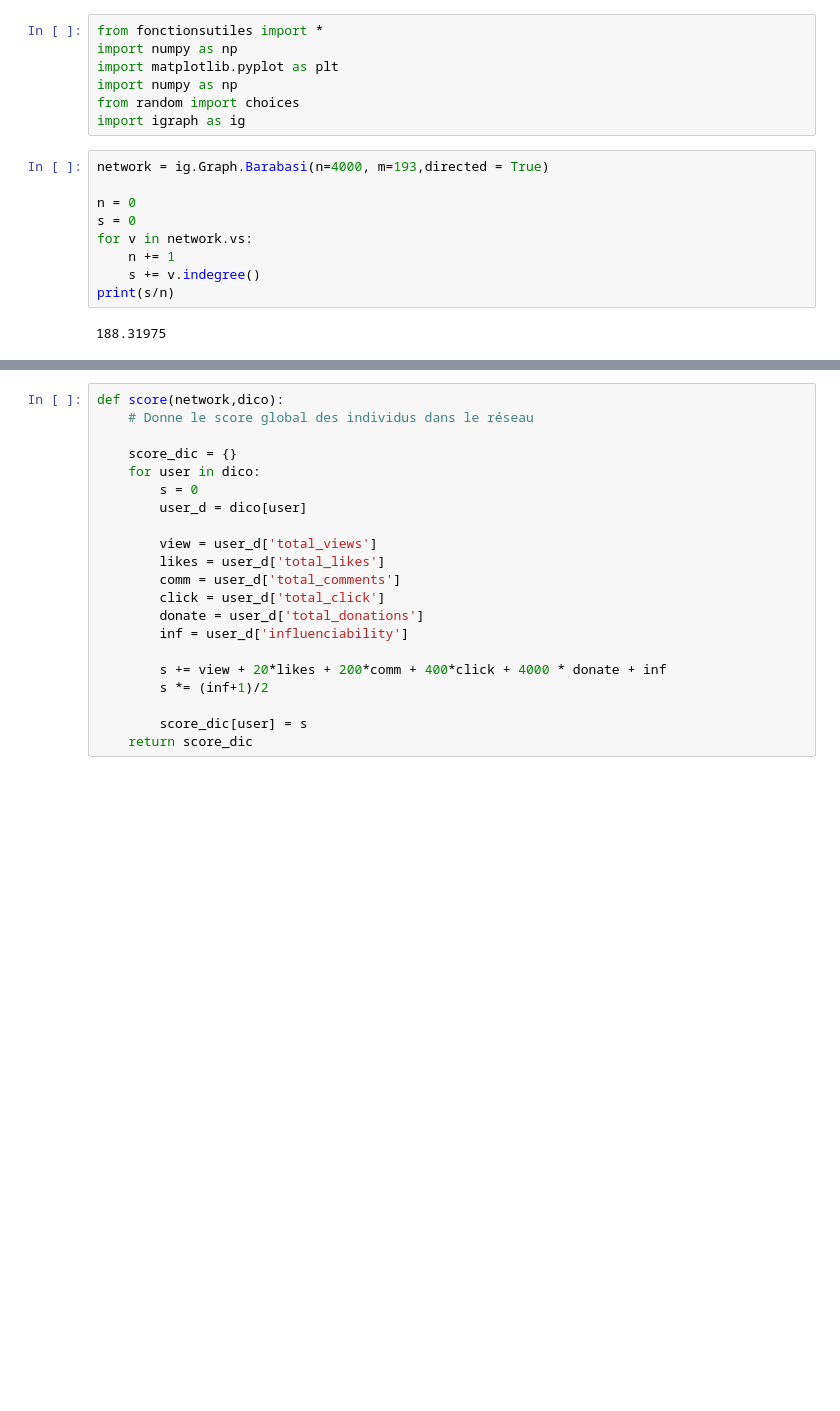
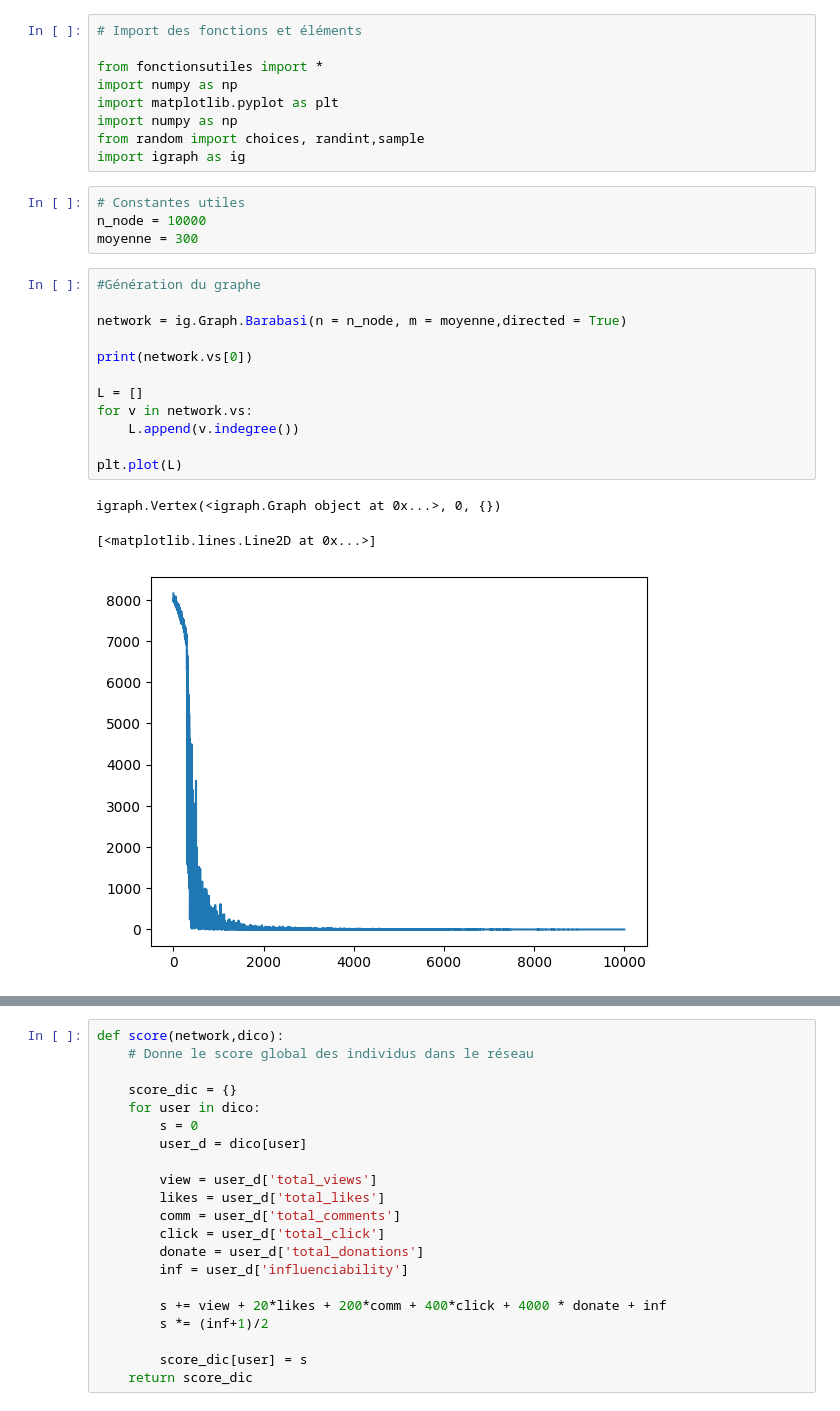
Before and after one commit to Luca-CS/Viral_Propagation_Network, a Jupyter notebook: randomsim.ipynb, the cells around one changed output, grey strips where cells are left out. Cells and saved outputs as stored; diff of their text form; blank space fills up the shorter version.

```diff
--- a/randomsim.ipynb
+++ b/randomsim.ipynb
@@ -1,19 +1,30 @@
 # %%
+# Import des fonctions et éléments
+
 from fonctionsutiles import *
 import numpy as np
 import matplotlib.pyplot as plt
 import numpy as np
-from random import choices
+from random import choices, randint,sample
 import igraph as ig
+# %%
+# Constantes utiles
+n_node = 10000
+moyenne = 300
 # %%
-network = ig.Graph.Barabasi(n=4000, m=193,directed = True)
+#Génération du graphe
 
-n = 0
-s = 0
+network = ig.Graph.Barabasi(n = n_node, m = moyenne,directed = True)
+
+print(network.vs[0])
+
+L = []
 for v in network.vs:
-    n += 1
-    s += v.indegree()
-print(s/n)
+    L.append(v.indegree())
+
+plt.plot(L)
 # %% [output]
-188.31975
+igraph.Vertex(<igraph.Graph object at 0x...>, 0, {})
+[<matplotlib.lines.Line2D at 0x...>]
+[figure, added]
 # %%
```
Also changed, not shown: parts of 6 cells of this notebook.
